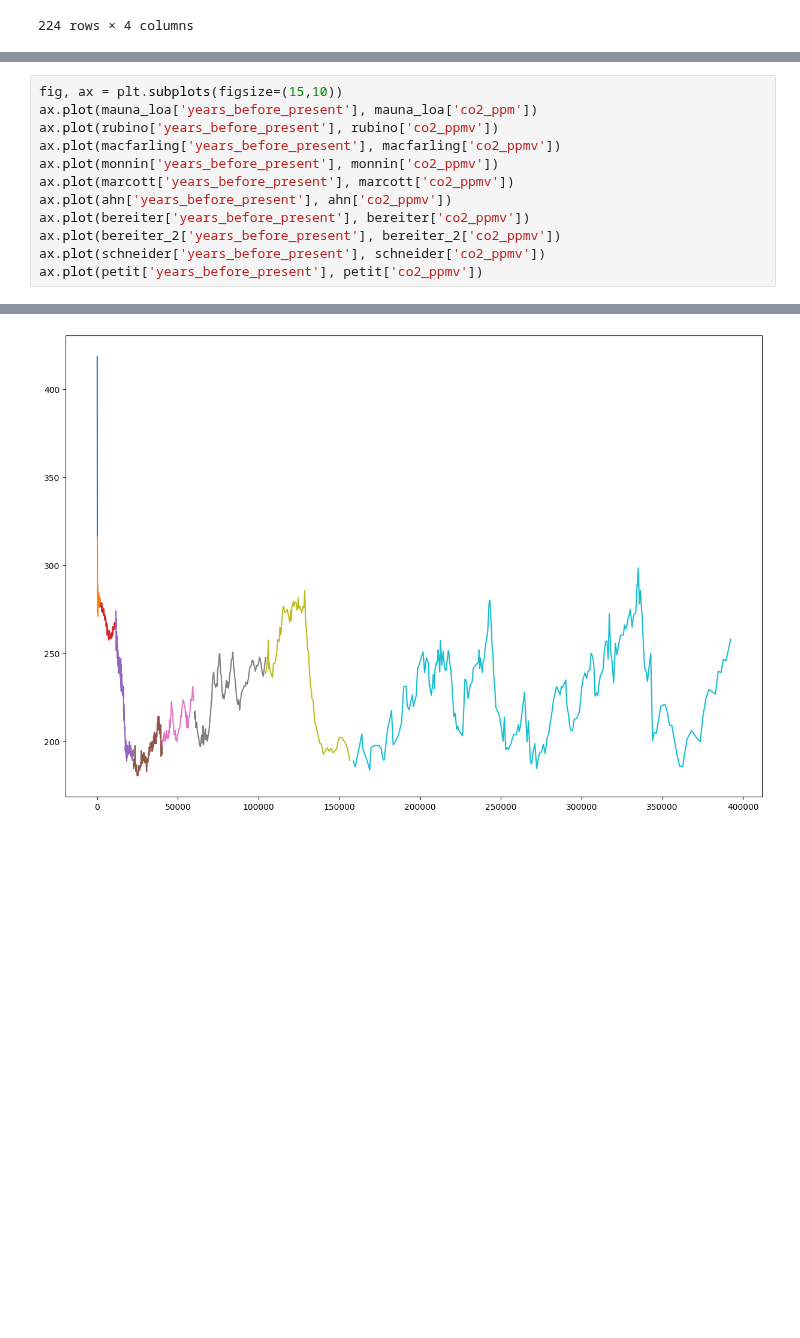
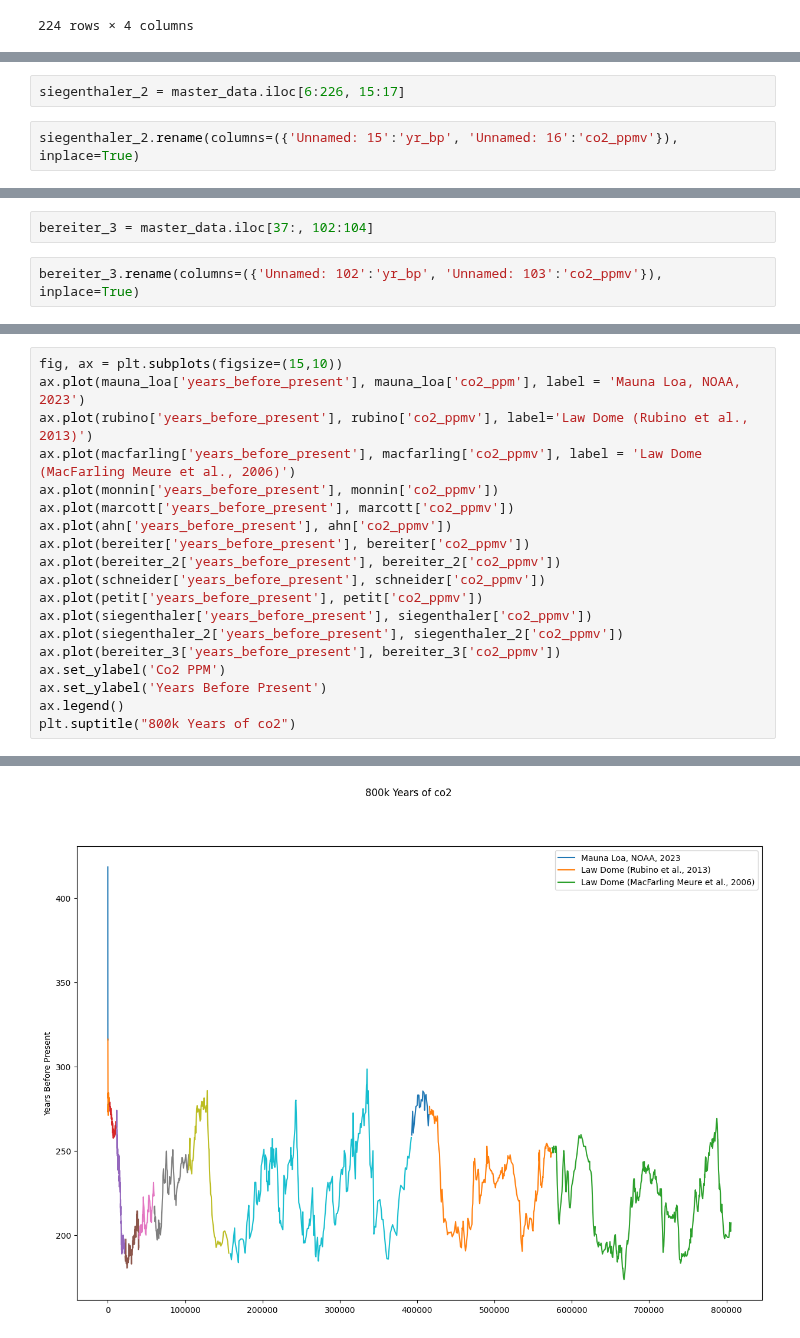
Before and after one commit to humphs078/Owner-avatar-programming_for_data_analysis_assignment_2, a Jupyter notebook: rough_work/ml_test_.ipynb, the cells around one changed output, grey strips where cells are left out. Saved outputs shown, nothing was run; the diff lists cells and outputs as text; blank space fills up the shorter version.

Commit message:
Finish co2 plot in ml_test notebook in rough work.

```diff
--- a/rough_work/ml_test_.ipynb
+++ b/rough_work/ml_test_.ipynb
@@ -218,0 +241,4 @@ siegenthaler = master_data.iloc[7:348, 20:22]
+# %%
+siegenthaler_2 = master_data.iloc[6:226, 15:17]
+# %%
+siegenthaler_2.rename(columns=({'Unnamed: 15':'yr_bp', 'Unnamed: 16':'co2_ppmv'}), inplace=True)
@@ -218,0 +261,4 @@ siegenthaler = master_data.iloc[7:348, 20:22]
+# %%
+bereiter_3 = master_data.iloc[37:, 102:104]
+# %%
+bereiter_3.rename(columns=({'Unnamed: 102':'yr_bp', 'Unnamed: 103':'co2_ppmv'}), inplace=True)
@@ -219,8 +281,8 @@ siegenthaler = master_data.iloc[7:348, 20:22]
 # %%
 fig, ax = plt.subplots(figsize=(15,10))
-ax.plot(mauna_loa['years_before_present'], mauna_loa['co2_ppm'])
-ax.plot(rubino['years_before_present'], rubino['co2_ppmv'])
-ax.plot(macfarling['years_before_present'], macfarling['co2_ppmv'])
+ax.plot(mauna_loa['years_before_present'], mauna_loa['co2_ppm'], label = 'Mauna Loa, NOAA, 2023')
+ax.plot(rubino['years_before_present'], rubino['co2_ppmv'], label='Law Dome (Rubino et al., 2013)')
+ax.plot(macfarling['years_before_present'], macfarling['co2_ppmv'], label = 'Law Dome (MacFarling Meure et al., 2006)')
 ax.plot(monnin['years_before_present'], monnin['co2_ppmv'])
 ax.plot(marcott['years_before_present'], marcott['co2_ppmv'])
 ax.plot(ahn['years_before_present'], ahn['co2_ppmv'])
@@ -228,4 +290,11 @@ ax.plot(bereiter['years_before_present'], bereiter['co2_ppmv'])
 ax.plot(bereiter_2['years_before_present'], bereiter_2['co2_ppmv'])
 ax.plot(schneider['years_before_present'], schneider['co2_ppmv'])
 ax.plot(petit['years_before_present'], petit['co2_ppmv'])
+ax.plot(siegenthaler['years_before_present'], siegenthaler['co2_ppmv'])
+ax.plot(siegenthaler_2['years_before_present'], siegenthaler_2['co2_ppmv'])
+ax.plot(bereiter_3['years_before_present'], bereiter_3['co2_ppmv'])
+ax.set_ylabel('Co2 PPM')
+ax.set_ylabel('Years Before Present')
+ax.legend()
+plt.suptitle("800k Years of co2")
 # %% [output]
@@ -233 +302 @@ ax.plot(petit['years_before_present'], petit['co2_ppmv'])
-[figure, old version]
+[figure, new version]
```
Also changed, not shown: parts of 6 cells of this notebook.
